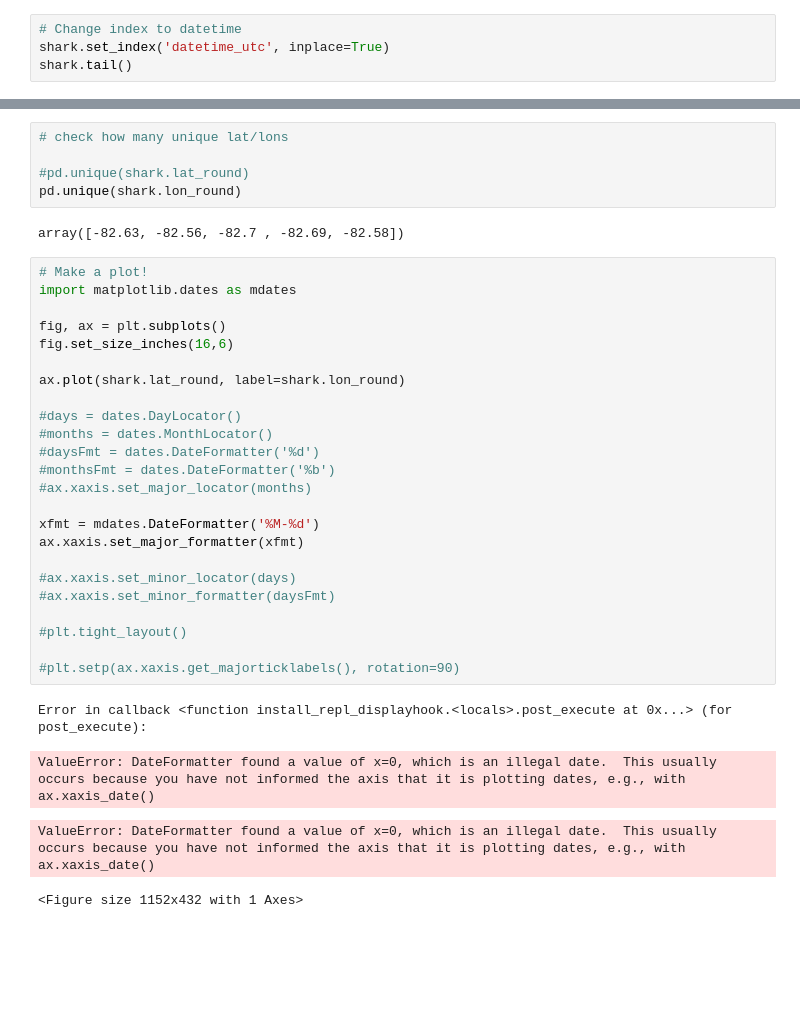
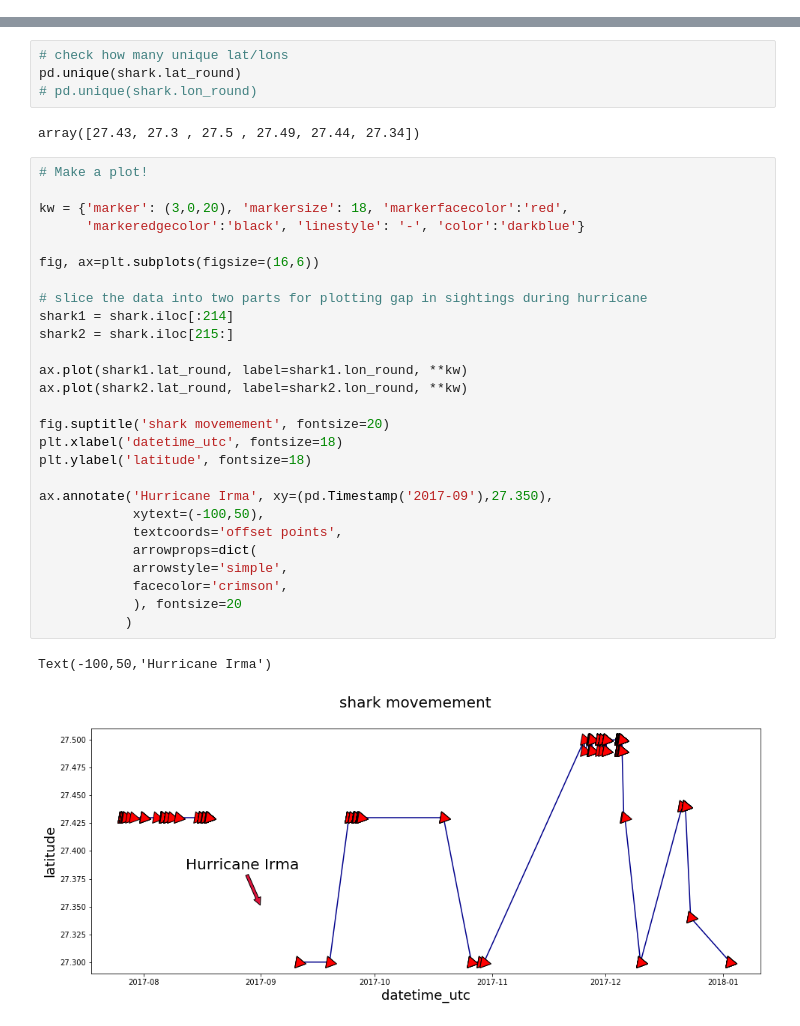
Before and after one commit to lizferguson5/ohw18_sharknado, a Jupyter notebook: Data exploration.ipynb, the cells around one changed output, grey strips where cells are left out. Cells and saved outputs as stored; diff of their text form; blank space fills up the shorter version.

```diff
--- a/Data exploration.ipynb
+++ b/Data exploration.ipynb
@@ -30,4 +24,0 @@ shark.head()
-# %%
-# Change index to datetime
-shark.set_index('datetime_utc', inplace=True)
-shark.tail()
@@ -42,36 +25,36 @@ shark.tail()
 # %%
 # check how many unique lat/lons
-
-#pd.unique(shark.lat_round)
-pd.unique(shark.lon_round)
+pd.unique(shark.lat_round)
+# pd.unique(shark.lon_round)
 # %% [output]
-array([-82.63, -82.56, -82.7 , -82.69, -82.58])
+array([27.43, 27.3 , 27.5 , 27.49, 27.44, 27.34])
-# %%
-# Make a plot!
-import matplotlib.dates as mdates
-
-fig, ax = plt.subplots()
-fig.set_size_inches(16,6)
-
-ax.plot(shark.lat_round, label=shark.lon_round)
-
-#days = dates.DayLocator()
-#months = dates.MonthLocator()
-#daysFmt = dates.DateFormatter('%d')
-#monthsFmt = dates.DateFormatter('%b')
-#ax.xaxis.set_major_locator(months)
-
-xfmt = mdates.DateFormatter('%M-%d')
-ax.xaxis.set_major_formatter(xfmt)
-
-#ax.xaxis.set_minor_locator(days)
-#ax.xaxis.set_minor_formatter(daysFmt)
-
-#plt.tight_layout()
-
-#plt.setp(ax.xaxis.get_majorticklabels(), rotation=90)
-# %% [output]
-Error in callback <function install_repl_displayhook.<locals>.post_execute at 0x...> (for post_execute):
-ValueError: DateFormatter found a value of x=0, which is an illegal date.  This usually occurs because you have not informed the axis that it is plotting dates, e.g., with ax.xaxis_date()
-ValueError: DateFormatter found a value of x=0, which is an illegal date.  This usually occurs because you have not informed the axis that it is plotting dates, e.g., with ax.xaxis_date()
-<Figure size 1152x432 with 1 Axes>
+# %%
+# Make a plot!
+
+kw = {'marker': (3,0,20), 'markersize': 18, 'markerfacecolor':'red',
+      'markeredgecolor':'black', 'linestyle': '-', 'color':'darkblue'}
+
+fig, ax=plt.subplots(figsize=(16,6))
+
+# slice the data into two parts for plotting gap in sightings during hurricane
+shark1 = shark.iloc[:214]
+shark2 = shark.iloc[215:]
+
+ax.plot(shark1.lat_round, label=shark1.lon_round, **kw)
+ax.plot(shark2.lat_round, label=shark2.lon_round, **kw)
+
+fig.suptitle('shark movemement', fontsize=20)
+plt.xlabel('datetime_utc', fontsize=18)
+plt.ylabel('latitude', fontsize=18)
+
+ax.annotate('Hurricane Irma', xy=(pd.Timestamp('2017-09'),27.350),
+            xytext=(-100,50),
+            textcoords='offset points',
+            arrowprops=dict(
+            arrowstyle='simple',
+            facecolor='crimson',
+            ), fontsize=20
+           )
+# %% [output]
+Text(-100,50,'Hurricane Irma')
+[figure, added]
```
Also changed, not shown: parts of 4 cells of this notebook.
